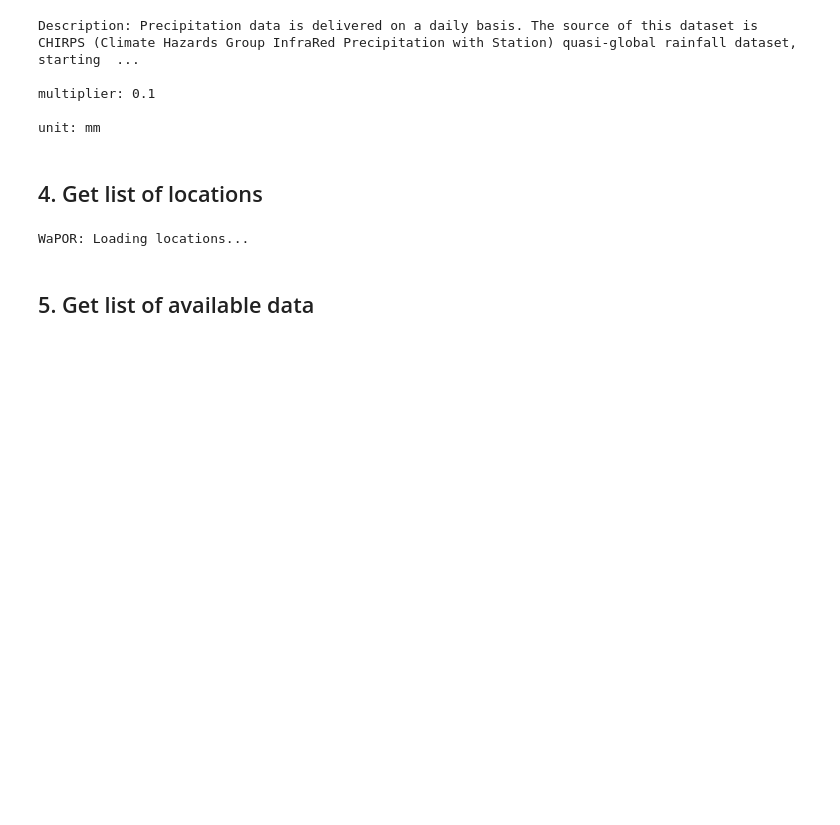
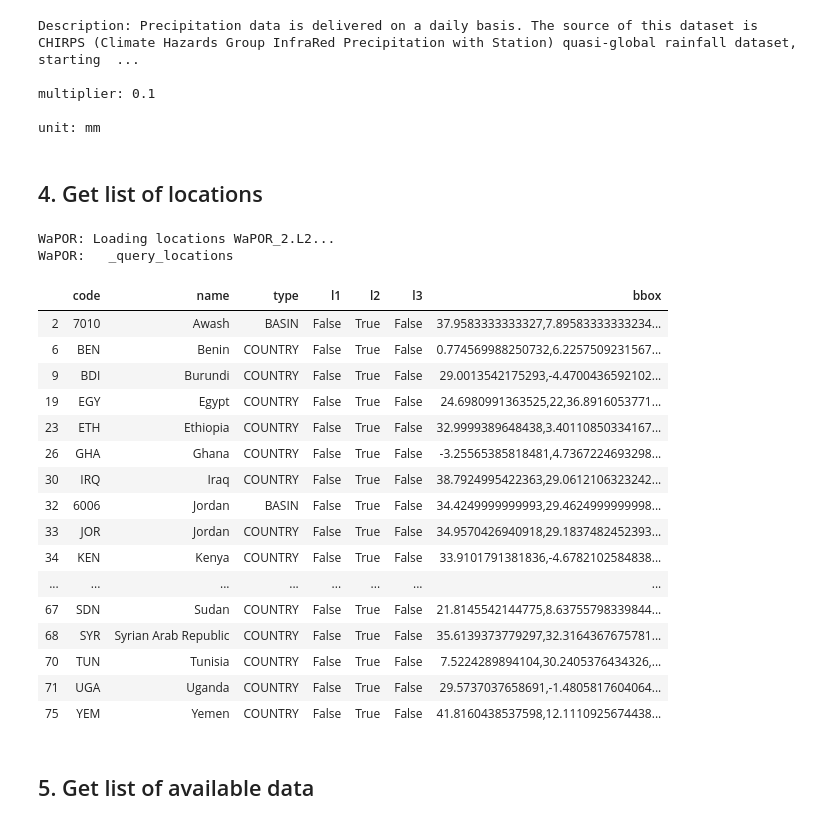
Before and after one commit to IHEProjects/WaPOR, a Jupyter notebook: notebooks/test_wapor.ipynb, the cells around one changed output. Cells and saved outputs as stored; diff of their text form; code cells hidden in the pictures; blank space fills up the shorter version.

```diff
--- a/notebooks/test_wapor.ipynb
+++ b/notebooks/test_wapor.ipynb
@@ -178,12 +160,32 @@ multiplier: 0.1
 unit: mm
 # %% [markdown]
 ## 4. Get list of locations
-# %%
-df_locations=wapor.API.getLocations()
-
-df_locations
-# %% [output]
-WaPOR: Loading locations...
+# %%
+WaPOR_version = 2
+WaPOR_level = 2
+df_locations=wapor.API.getLocations(version=WaPOR_version, level=WaPOR_level)
+
+df_locations
+# %% [output]
+WaPOR: Loading locations WaPOR_2.L2...
+WaPOR:   _query_locations
+|  | code | name | type | l1 | l2 | l3 | bbox |
+| 2 | 7010 | Awash | BASIN | False | True | False | 37.9583333333327,7.89583333333234... |
+| 6 | BEN | Benin | COUNTRY | False | True | False | 0.774569988250732,6.2257509231567... |
+| 9 | BDI | Burundi | COUNTRY | False | True | False | 29.0013542175293,-4.4700436592102... |
+| 19 | EGY | Egypt | COUNTRY | False | True | False | 24.6980991363525,22,36.8916053771... |
+| 23 | ETH | Ethiopia | COUNTRY | False | True | False | 32.9999389648438,3.40110850334167... |
+| 26 | GHA | Ghana | COUNTRY | False | True | False | -3.25565385818481,4.7367224693298... |
+| 30 | IRQ | Iraq | COUNTRY | False | True | False | 38.7924995422363,29.0612106323242... |
+| 32 | 6006 | Jordan | BASIN | False | True | False | 34.4249999999993,29.4624999999998... |
+| 33 | JOR | Jordan | COUNTRY | False | True | False | 34.9570426940918,29.1837482452393... |
+| 34 | KEN | Kenya | COUNTRY | False | True | False | 33.9101791381836,-4.6782102584838... |
+| ... | ... | ... | ... | ... | ... | ... | ... |
+| 67 | SDN | Sudan | COUNTRY | False | True | False | 21.8145542144775,8.63755798339844... |
+| 68 | SYR | Syrian Arab Republic | COUNTRY | False | True | False | 35.6139373779297,32.3164367675781... |
+| 70 | TUN | Tunisia | COUNTRY | False | True | False | 7.5224289894104,30.2405376434326,... |
+| 71 | UGA | Uganda | COUNTRY | False | True | False | 29.5737037658691,-1.4805817604064... |
+| 75 | YEM | Yemen | COUNTRY | False | True | False | 41.8160438537598,12.1110925674438... |
 # %% [markdown]
 ## 5. Get list of available data
 # %%
```
Also changed, not shown: parts of 16 cells of this notebook, 3 other files.
